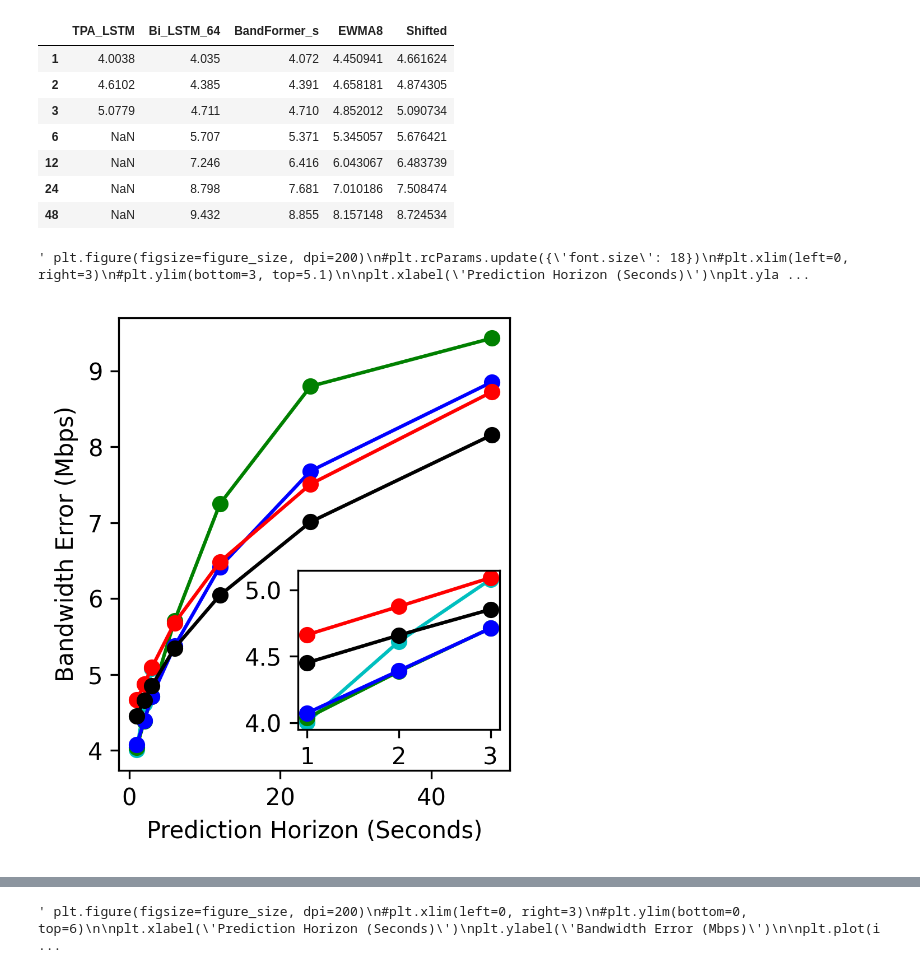
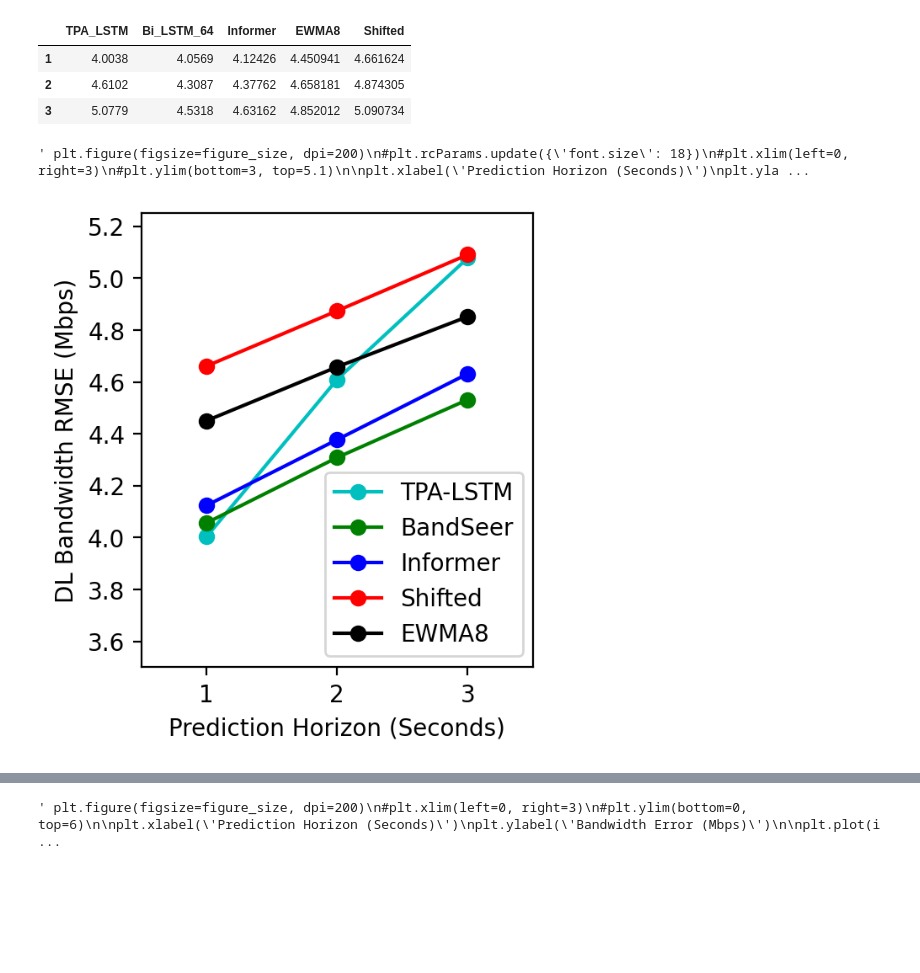
Before and after one commit to birkandenizer/Informer2020, a Jupyter notebook: create-plots.ipynb, the cells around one changed output, grey strips where cells are left out. Saved outputs shown, nothing was run; the diff lists cells and outputs as text; code cells hidden in the pictures; blank space fills up the shorter version.

Commit message:
update preprocessing and plotting scripts

```diff
--- a/create-plots.ipynb
+++ b/create-plots.ipynb
@@ -4,35 +4,31 @@ import pandas as pd
 import matplotlib.pyplot as plt
 # %%
 figure_size = (3, 3.5)
+paper_title = 'BandSeer'
 # %%
 # NYU-METS-M15-Standard
-TPA_LSTM_rmse = [4.0038, 4.6102, 5.0779, np.nan, np.nan, np.nan, np.nan]
-Bi_LSTM_64_rmse = [4.035, 4.385, 4.711, 5.707, 7.246, 8.798, 9.432]
-BandFormer_s_rmse = [4.072, 4.391, 4.71, 5.371, 6.416, 7.681, 8.855]
-#BandFormer_m_rmse = [4.133, 4.348, 4.556]
-EWMA8_rmse = [4.450941296, 4.658181359, 4.852012059, 5.345057383, 6.043067128, 7.010186404, 8.157147761]
-Shifted_rmse = [4.661624432, 4.874304771, 5.090734005, 5.676420689, 6.483739376, 7.508473873, 8.724534035]
+TPA_LSTM_rmse = [4.0038, 4.6102, 5.0779]
+Bi_LSTM_64_rmse = [4.0569, 4.3087, 4.5318]
+Bi_LSTM_64_std = [4.05, 4.297, 4.525]
+Informer_rmse = [4.12426, 4.37762, 4.63162]
+EWMA8_rmse = [4.450941296, 4.658181359, 4.852012059]
+Shifted_rmse = [4.661624432, 4.874304771, 5.090734005]
 
-index = [1, 2, 3, 6, 12, 24, 48]
+index = [1, 2, 3]
 df_rmse = pd.DataFrame(
     {'TPA_LSTM': TPA_LSTM_rmse,
      'Bi_LSTM_64': Bi_LSTM_64_rmse,
-     'BandFormer_s': BandFormer_s_rmse,
-     #'BandFormer_m': BandFormer_m_rmse,
+     'Informer': Informer_rmse,
      'EWMA8': EWMA8_rmse,
      'Shifted': Shifted_rmse,
      })
 df_rmse = df_rmse.set_index([pd.Index(index)])
 df_rmse
 # %% [output]
-|  | TPA_LSTM | Bi_LSTM_64 | BandFormer_s | EWMA8 | Shifted |
-| 1 | 4.0038 | 4.035 | 4.072 | 4.450941 | 4.661624 |
-| 2 | 4.6102 | 4.385 | 4.391 | 4.658181 | 4.874305 |
-| 3 | 5.0779 | 4.711 | 4.710 | 4.852012 | 5.090734 |
-| 6 | NaN | 5.707 | 5.371 | 5.345057 | 5.676421 |
-| 12 | NaN | 7.246 | 6.416 | 6.043067 | 6.483739 |
-| 24 | NaN | 8.798 | 7.681 | 7.010186 | 7.508474 |
-| 48 | NaN | 9.432 | 8.855 | 8.157148 | 8.724534 |
+|  | TPA_LSTM | Bi_LSTM_64 | Informer | EWMA8 | Shifted |
+| 1 | 4.0038 | 4.0569 | 4.12426 | 4.450941 | 4.661624 |
+| 2 | 4.6102 | 4.3087 | 4.37762 | 4.658181 | 4.874305 |
+| 3 | 5.0779 | 4.5318 | 4.63162 | 4.852012 | 5.090734 |
 # %%
 """ plt.figure(figsize=figure_size, dpi=200)
 #plt.rcParams.update({'font.size': 18})
@@ -55,41 +51,43 @@ plt.legend(loc='lower right')
 # %% [output]
 ' plt.figure(figsize=figure_size, dpi=200)\n#plt.rcParams.update({\'font.size\': 18})\n#plt.xlim(left=0, right=3)\n#plt.ylim(bottom=3, top=5.1)\n\nplt.xlabel(\'Prediction Horizon (Seconds)\')\nplt.yla ...
 # %%
-fig, ax1 = plt.subplots(figsize=figure_size, dpi=300)
+fig, ax1 = plt.subplots(figsize=figure_size, dpi=200)
 ax1.set_xlabel('Prediction Horizon (Seconds)')
-ax1.set_ylabel('Bandwidth Error (Mbps)')
-#ax1.set_xlim(left=0, right=50)
-#ax1.set_ylim(bottom=0, top=55)
+ax1.set_ylabel('DL Bandwidth RMSE (Mbps)')
+ax1.set_xlim(left=0.5, right=3.5)
+ax1.set_ylim(bottom=3.5, top=5.25)
 
 # These are in unitless percentages of the figure size. (0,0 is bottom left)
-left, bottom, width, height = [0.48, 0.18, 0.4, 0.27]
-ax2 = fig.add_axes([left, bottom, width, height])
+#left, bottom, width, height = [0.48, 0.18, 0.4, 0.27]
+#ax2 = fig.add_axes([left, bottom, width, height])
 #ax2.set_xlim(left=0, right=6)
 #ax2.set_ylim(bottom=5, top=22)
 
+
 ax1.plot(index, df_rmse['TPA_LSTM'], "-o", color="c", label="TPA-LSTM")
-ax1.plot(index, df_rmse['Bi_LSTM_64'], "-o", color="g", label="Bi-LSTM")
-ax1.plot(index, df_rmse['BandFormer_s'] , "-o", color="b", label="BandFormer")
+ax1.plot(index, df_rmse['Bi_LSTM_64'], "-o", color="g", label=paper_title)
+###########ax1.fill_between(range(len(index)),df_rmse['Bi_LSTM_64']-stds,means+stds,alpha=.1)
+ax1.plot(index, df_rmse['Informer'] , "-o", color="b", label="Informer")
 ax1.plot(index, df_rmse['Shifted'] , "-o", color="r", label="Shifted")
 ax1.plot(index, df_rmse['EWMA8'] , "-o", color="k", label="EWMA8")
-#ax1.legend(loc='lower left', bbox_to_anchor=(1, 0))
+ax1.legend(loc='lower left', bbox_to_anchor=(0.44, 0))
 #ax1.legend(loc='upper left', fontsize=18, bbox_to_anchor=(0.50, 1.03), bbox_transform=fig.transFigure, frameon=False)
 
-scope_s = 0
+""" scope_s = 0
 scope_e = 3
 ax2.plot(index[scope_s:scope_e], df_rmse['TPA_LSTM'][scope_s:scope_e], "-o", color="c", label="TPA-LSTM")
 ax2.plot(index[scope_s:scope_e], df_rmse['Bi_LSTM_64'][scope_s:scope_e], "-o", color="g", label="Bi-LSTM")
 ax2.plot(index[scope_s:scope_e], df_rmse['BandFormer_s'][scope_s:scope_e] , "-o", color="b", label="BandFormer_s")
 #ax2.plot(index[scope_s:scope_e], df_rmse['BandFormer_m'][scope_s:scope_e] , "-o", color="m", label="BandFormer_m")
 ax2.plot(index[scope_s:scope_e], df_rmse['Shifted'][scope_s:scope_e] , "-o", color="r", label="Shifted")
-ax2.plot(index[scope_s:scope_e], df_rmse['EWMA8'][scope_s:scope_e] , "-o", color="k", label="EWMA8")
+ax2.plot(index[scope_s:scope_e], df_rmse['EWMA8'][scope_s:scope_e] , "-o", color="k", label="EWMA8") """
 
 plt.show()
 #plt.savefig(f'plots/{DATA}-{scope4_s}-{scope4_e}.pdf', bbox_inches='tight')
 #fig.savefig(f'plots/BerlinV2X-64-{scope4_s}-{scope4_e}.pdf', bbox_inches='tight')
 fig.savefig(f'plots/NYU-METS-comparison-RMSE.pdf', bbox_inches='tight')
-fig.savefig(f'plots/NYU-METS-comparison-RMSE.png', bbox_inches='tight')
+#fig.savefig(f'plots/NYU-METS-comparison-RMSE.png', bbox_inches='tight')
 # %% [output]
-[figure, old version]
+[figure, new version]
 # %%
 # NYU-METS-M15-Standard
```
Also changed, not shown: parts of 15 cells of this notebook, 5 other files.
